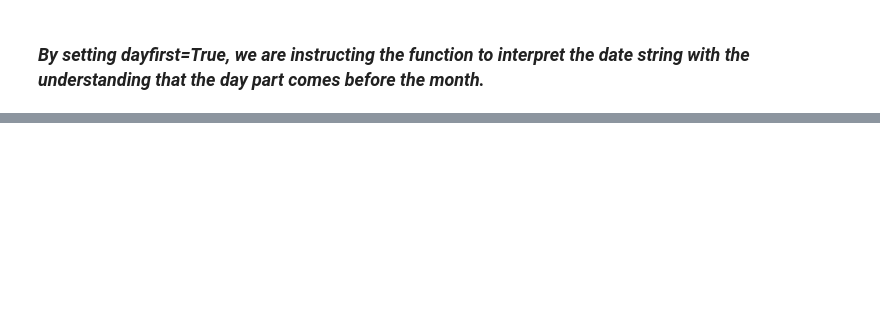
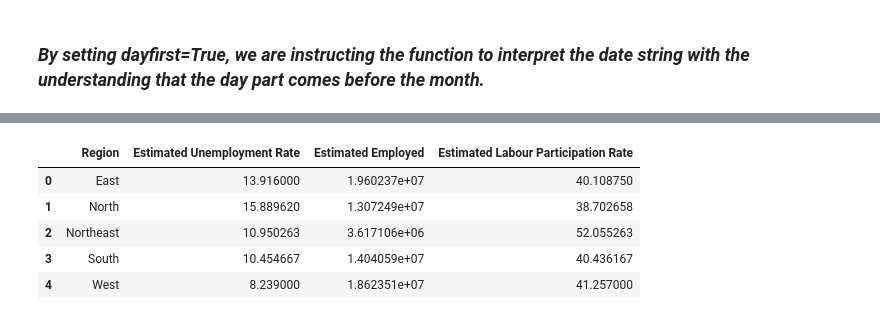
Before and after one commit to Amrit007-droid/OIBSIP-OasisInfobyte, a Jupyter notebook: OIBSIP_TASK_1_UNEMPLOYMENT_ANALYSIS_WITH_PYTHON.ipynb, the cells around one changed output, grey strips where cells are left out. Cells and saved outputs as stored; diff of their text form; code cells hidden in the pictures; blank space fills up the shorter version.

```diff
--- a/OIBSIP_TASK_1_UNEMPLOYMENT_ANALYSIS_WITH_PYTHON.ipynb
+++ b/OIBSIP_TASK_1_UNEMPLOYMENT_ANALYSIS_WITH_PYTHON.ipynb
@@ -146,0 +185,13 @@ df['Date'] = pd.to_datetime(df['Date'], dayfirst = True)
+# %%
+# Statistical analysis grouped by different regions -
+region_stats = df.groupby(['Region'])[['Estimated Unemployment Rate', 'Estimated Employed',
+                                       'Estimated Labour Participation Rate']].mean().reset_index()
+
+region_stats
+# %% [output]
+|  | Region | Estimated Unemployment Rate | Estimated Employed | Estimated Labour Participation Rate |
+| 0 | East | 13.916000 | 1.960237e+07 | 40.108750 |
+| 1 | North | 15.889620 | 1.307249e+07 | 38.702658 |
+| 2 | Northeast | 10.950263 | 3.617106e+06 | 52.055263 |
+| 3 | South | 10.454667 | 1.404059e+07 | 40.436167 |
+| 4 | West | 8.239000 | 1.862351e+07 | 41.257000 |
```
Also changed, not shown: parts of 5 cells of this notebook.
